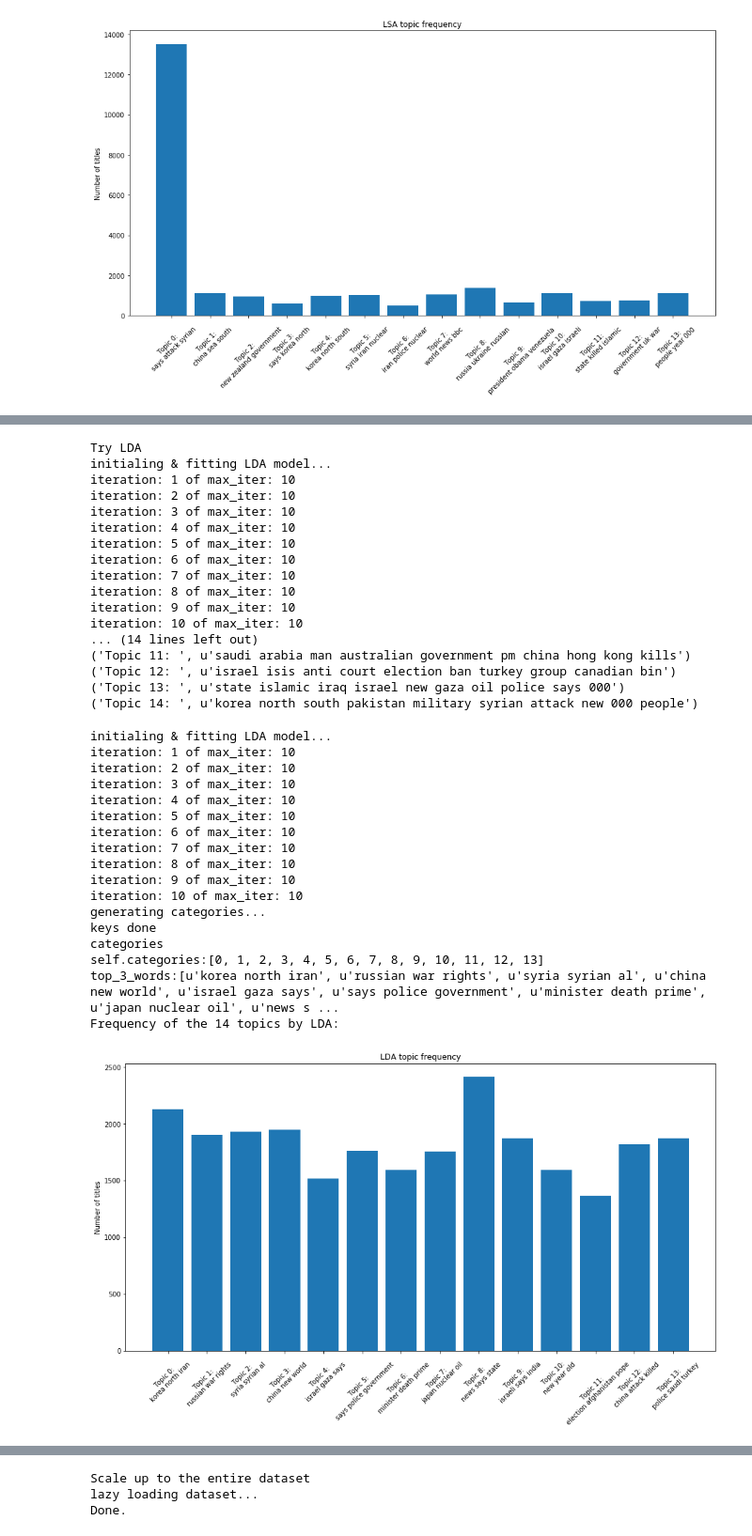
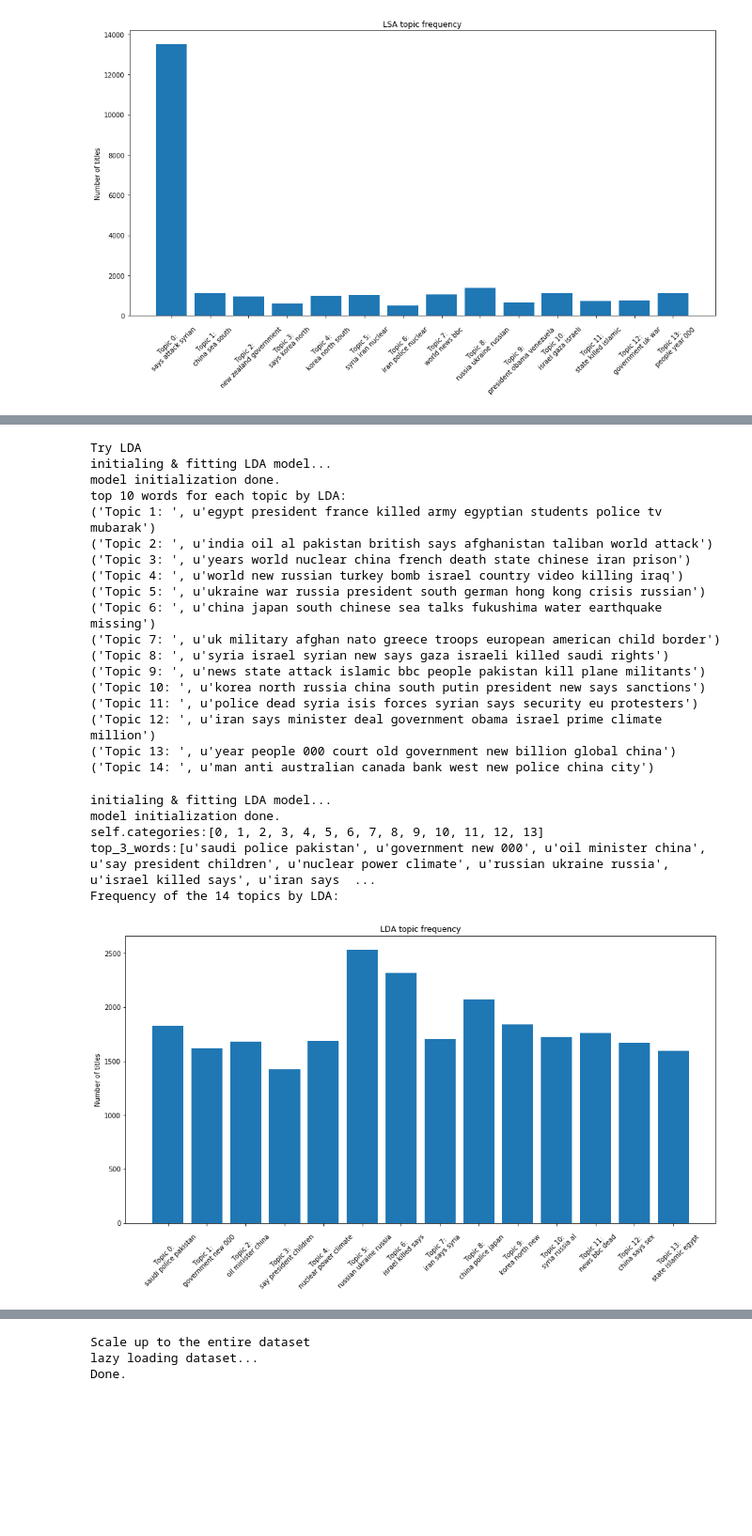
Before and after one commit to telenovelachuan/Eluvio_DS_Challenge, a Jupyter notebook: notebooks/topic_modeling.ipynb, the cells around one changed output, grey strips where cells are left out. Shown at 94% size. Saved outputs shown, nothing was run; the diff lists cells and outputs as text; code cells hidden in the pictures; blank space fills up the shorter version.

```diff
--- a/notebooks/topic_modeling.ipynb
+++ b/notebooks/topic_modeling.ipynb
@@ -85,11 +85,9 @@ class Topic_Model:
         self.model = model_func(**args)
         self.topic_matrix = self.model.fit_transform(self.sampled_document_term_matrix)
 
-        print "generating categories..."
         self.keys = get_keys(self.topic_matrix)
-        print 'keys done'
         self.categories, self.counts = keys_to_counts(self.keys)
-        print "categories"
+        print "model initialization done."
 
     def get_top_n_topics(self, count_vectorizer, n=10):
         top_n_words = get_top_n_words(n, self.n_components, self.sampled_document_term_matrix, self.keys, count_vectorizer)
@@ -131,7 +129,7 @@ class Topic_Model:
 
     def visualize_tnse_2_dimension(self, count_vectorizer):
         print "use t-SNE to visualize {} high dimensional dataset".format(self.model_type)
-        tsne_model = TSNE(n_components=2, perplexity=50, learning_rate=100, n_iter=2000, verbose=1, random_state=0, angle=0.75)
+        tsne_model = TSNE(n_components=2, perplexity=50, learning_rate=100, n_iter=2000, verbose=0, random_state=0, angle=0.75)
         tsne_vectors = tsne_model.fit_transform(self.topic_matrix)
         mean_topic_vectors = self._get_mean_topic_vectors(self.keys, tsne_vectors)
 
@@ -277,45 +263,34 @@ use t-SNE to visualize LSA high dimensional dataset
 # %%
 print "Try LDA"
-lda_model = Topic_Model(df, model_type='LDA', max_features=40000, learning_method='online', n_components=14, random_state=0, verbose=1)
+lda_model = Topic_Model(df, model_type='LDA', max_features=40000, learning_method='online', n_components=14, random_state=0, verbose=0)
 lda_model.get_top_n_topics(count_vectorizer_limited, 10)
 # %% [output]
 Try LDA
 initialing & fitting LDA model...
-iteration: 1 of max_iter: 10
-iteration: 2 of max_iter: 10
-iteration: 3 of max_iter: 10
-iteration: 4 of max_iter: 10
-iteration: 5 of max_iter: 10
-iteration: 6 of max_iter: 10
-iteration: 7 of max_iter: 10
-iteration: 8 of max_iter: 10
-iteration: 9 of max_iter: 10
-iteration: 10 of max_iter: 10
-... (14 lines left out)
-('Topic 11: ', u'saudi arabia man australian government pm china hong kong kills')
-('Topic 12: ', u'israel isis anti court election ban turkey group canadian bin')
-('Topic 13: ', u'state islamic iraq israel new gaza oil police says 000')
-('Topic 14: ', u'korea north south pakistan military syrian attack new 000 people')
+model initialization done.
+top 10 words for each topic by LDA:
+('Topic 1: ', u'egypt president france killed army egyptian students police tv mubarak')
+('Topic 2: ', u'india oil al pakistan british says afghanistan taliban world attack')
+('Topic 3: ', u'years world nuclear china french death state chinese iran prison')
+('Topic 4: ', u'world new russian turkey bomb israel country video killing iraq')
+('Topic 5: ', u'ukraine war russia president south german hong kong crisis russian')
+('Topic 6: ', u'china japan south chinese sea talks fukushima water earthquake missing')
+('Topic 7: ', u'uk military afghan nato greece troops european american child border')
+('Topic 8: ', u'syria israel syrian new says gaza israeli killed saudi rights')
+('Topic 9: ', u'news state attack islamic bbc people pakistan kill plane militants')
+('Topic 10: ', u'korea north russia china south putin president new says sanctions')
+('Topic 11: ', u'police dead syria isis forces syrian says security eu protesters')
+('Topic 12: ', u'iran says minister deal government obama israel prime climate million')
+('Topic 13: ', u'year people 000 court old government new billion global china')
+('Topic 14: ', u'man anti australian canada bank west new police china city')
 # %%
-lda_model = Topic_Model(df, model_type='LDA', max_features=40000, learning_method='online', n_components=14, random_state=0, verbose=1)
+lda_model = Topic_Model(df, model_type='LDA', max_features=40000, learning_method='online', n_components=14, random_state=0, verbose=0)
 lda_model.plot_num_title_of_each_topic(count_vectorizer_limited)
 # %% [output]
 initialing & fitting LDA model...
-iteration: 1 of max_iter: 10
-iteration: 2 of max_iter: 10
-iteration: 3 of max_iter: 10
-iteration: 4 of max_iter: 10
-iteration: 5 of max_iter: 10
-iteration: 6 of max_iter: 10
-iteration: 7 of max_iter: 10
-iteration: 8 of max_iter: 10
-iteration: 9 of max_iter: 10
-iteration: 10 of max_iter: 10
-generating categories...
-keys done
-categories
+model initialization done.
 self.categories:[0, 1, 2, 3, 4, 5, 6, 7, 8, 9, 10, 11, 12, 13]
-top_3_words:[u'korea north iran', u'russian war rights', u'syria syrian al', u'china new world', u'israel gaza says', u'says police government', u'minister death prime', u'japan nuclear oil', u'news s ...
+top_3_words:[u'saudi police pakistan', u'government new 000', u'oil minister china', u'say president children', u'nuclear power climate', u'russian ukraine russia', u'israel killed says', u'iran says  ...
 Frequency of the 14 topics by LDA:
-[figure, old version]
+[figure, new version]
 # %%
```
Also changed, not shown: parts of 3 cells of this notebook, 7 other files.
